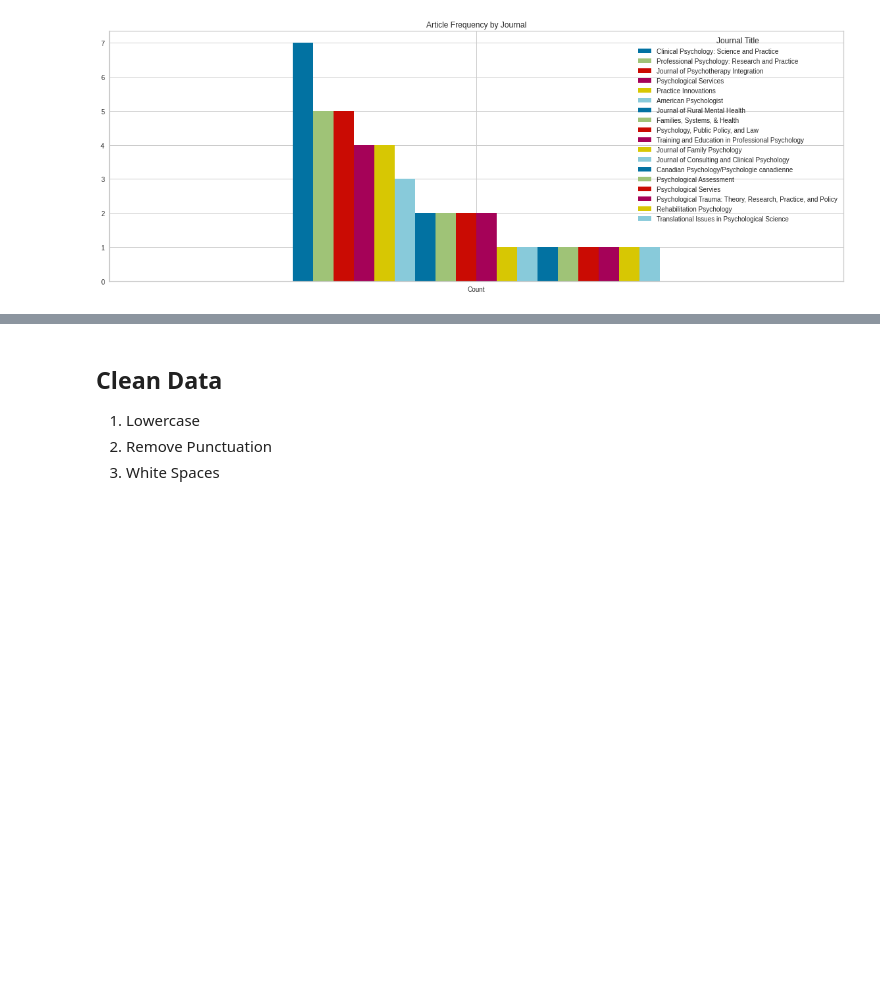
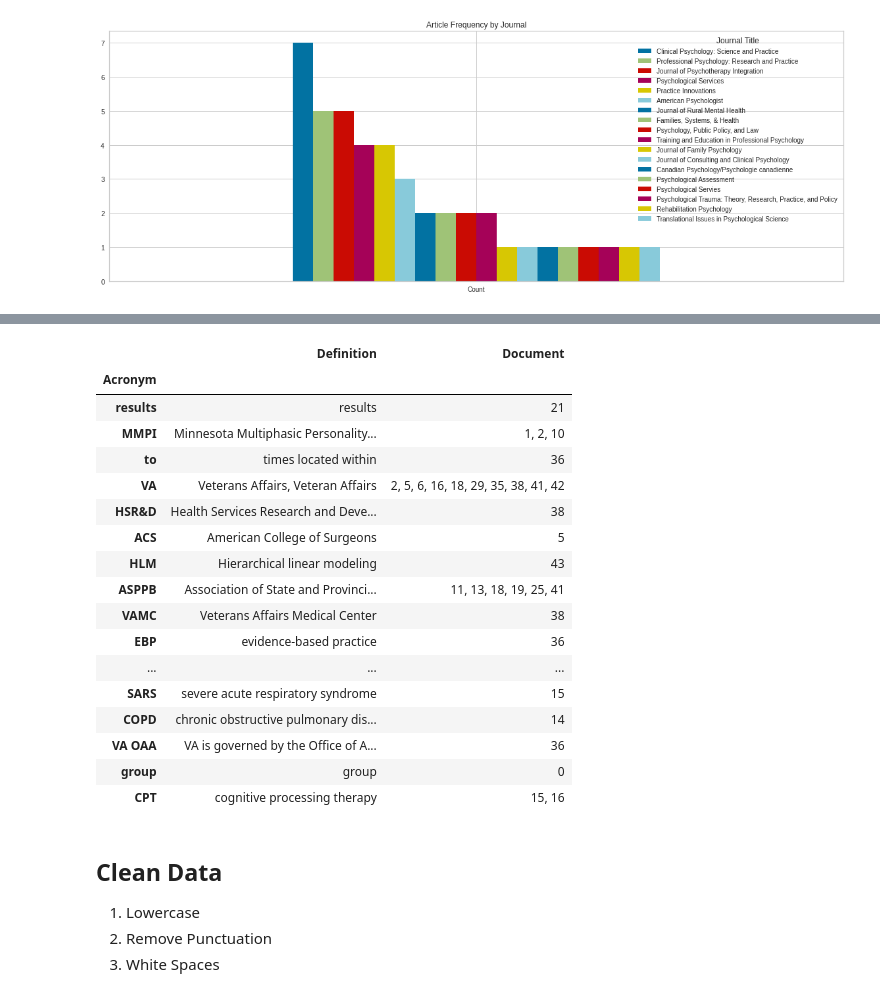
Before and after one commit to VintageGold/Text_Summarization, a Jupyter notebook: EDA.ipynb, the cells around one changed output, grey strips where cells are left out. Saved outputs shown, nothing was run; the diff lists cells and outputs as text; code cells hidden in the pictures; blank space fills up the shorter version.

```diff
--- a/EDA.ipynb
+++ b/EDA.ipynb
@@ -160,0 +182,3 @@ _ = plt.title('Article Frequency by Journal')
+# %%
+df_acronym = pd.DataFrame(acronym_list)
+df_acronym.head()
@@ -161,3 +192,26 @@ _ = plt.title('Article Frequency by Journal')
+# %%
+#Source: https://stackoverflow.com/questions/43514019/collapsing-rows-in-a-pandas-dataframe
+df_acroynm_table = df_acronym.groupby('Acronym').agg(lambda x: ', '.join(x.unique()))
+df_acroynm_table.sample(50)
+# %% [output]
+|  | Definition | Document |
+| Acronym |  |  |
+| results | results | 21 |
+| MMPI | Minnesota Multiphasic Personality... | 1, 2, 10 |
+| to | times located within | 36 |
+| VA | Veterans Affairs, Veteran Affairs | 2, 5, 6, 16, 18, 29, 35, 38, 41, 42 |
+| HSR&D | Health Services Research and Deve... | 38 |
+| ACS | American College of Surgeons | 5 |
+| HLM | Hierarchical linear modeling | 43 |
+| ASPPB | Association of State and Provinci... | 11, 13, 18, 19, 25, 41 |
+| VAMC | Veterans Affairs Medical Center | 38 |
+| EBP | evidence-based practice | 36 |
+| ... | ... | ... |
+| SARS | severe acute respiratory syndrome | 15 |
+| COPD | chronic obstructive pulmonary dis... | 14 |
+| VA OAA | VA is governed by the Office of A... | 36 |
+| group | group | 0 |
+| CPT | cognitive processing therapy | 15, 16 |
 # %% [markdown]
 ## Clean Data
 1.   Lowercase
```
Also changed, not shown: parts of 19 cells of this notebook.
